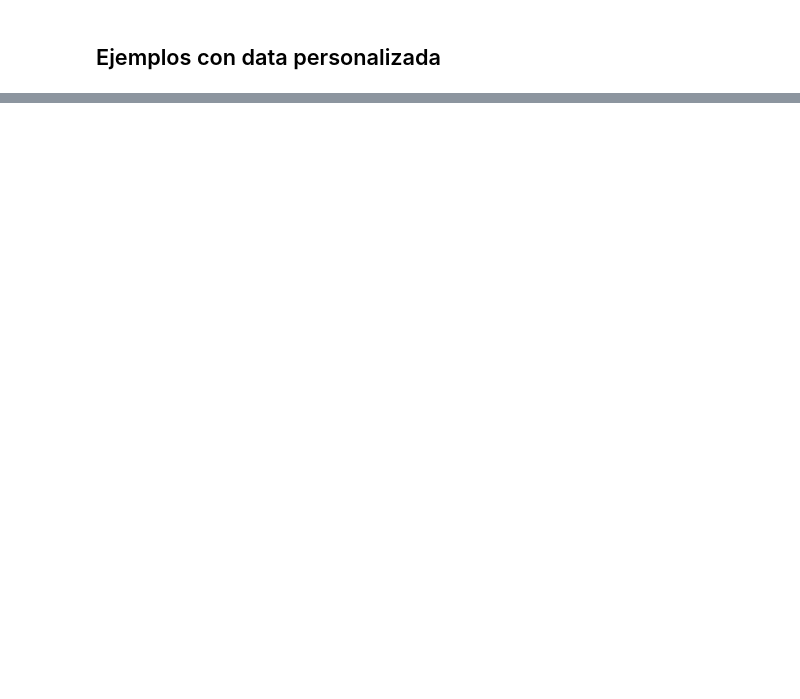
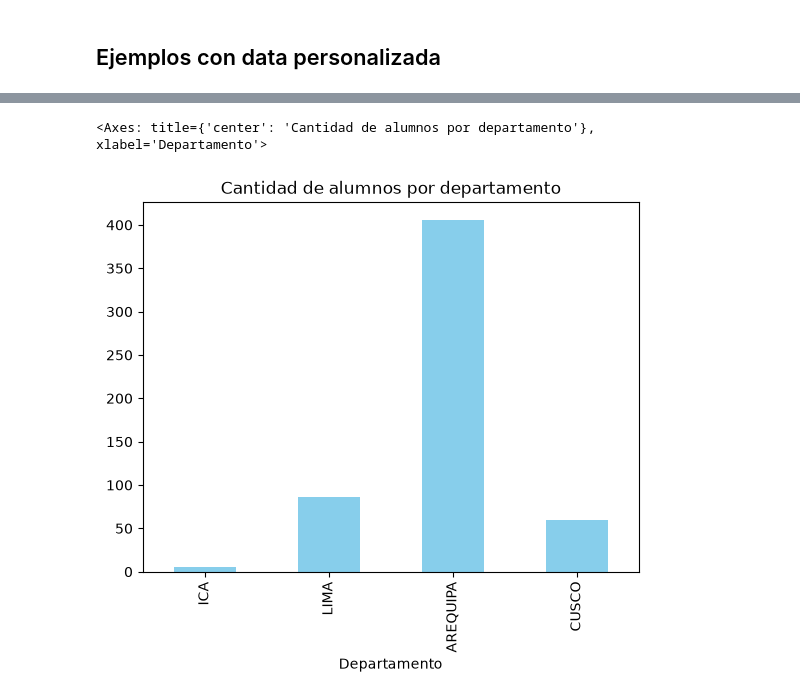
Before and after one commit to marlonleandro/curso-python-analisis, a Jupyter notebook: 10.Pandas_graficos.ipynb, the cells around one changed output, grey strips where cells are left out. Cells and saved outputs as stored; diff of their text form; code cells hidden in the pictures; blank space fills up the shorter version.

```diff
--- a/10.Pandas_graficos.ipynb
+++ b/10.Pandas_graficos.ipynb
@@ -113,7 +172,7 @@ plt.show()
 # %% [markdown]
 ## Ejemplos con data personalizada
 # %%
-alumnos = pd.read_csv("data\\alumnos.csv", delimiter=";")
+alumnos = pd.read_csv("./data/alumnos.csv", delimiter=",")
 data_dpto = alumnos.groupby("Departamento")
 conteo=data_dpto["DNI"].count()
 conteo
@@ -150,0 +247,9 @@ plt.show()
+# %%
+# Ejercicio 1: Generar un gráfico de barras con la cantidad de alumnos de los departamentos ICA, LIMA, AREQUIPA, CUSCO
+departamentos = ["ICA", "LIMA", "AREQUIPA", "CUSCO"]
+alumnos_dpto = alumnos.groupby("Departamento")["DNI"].count()
+alumnos_dpto = alumnos_dpto.loc[departamentos]
+alumnos_dpto.plot(kind="bar", color="skyblue", title="Cantidad de alumnos por departamento")
+# %% [output]
+<Axes: title={'center': 'Cantidad de alumnos por departamento'}, xlabel='Departamento'>
+[figure, added]
```
Also changed, not shown: parts of 24 cells of this notebook, 9 other files.
